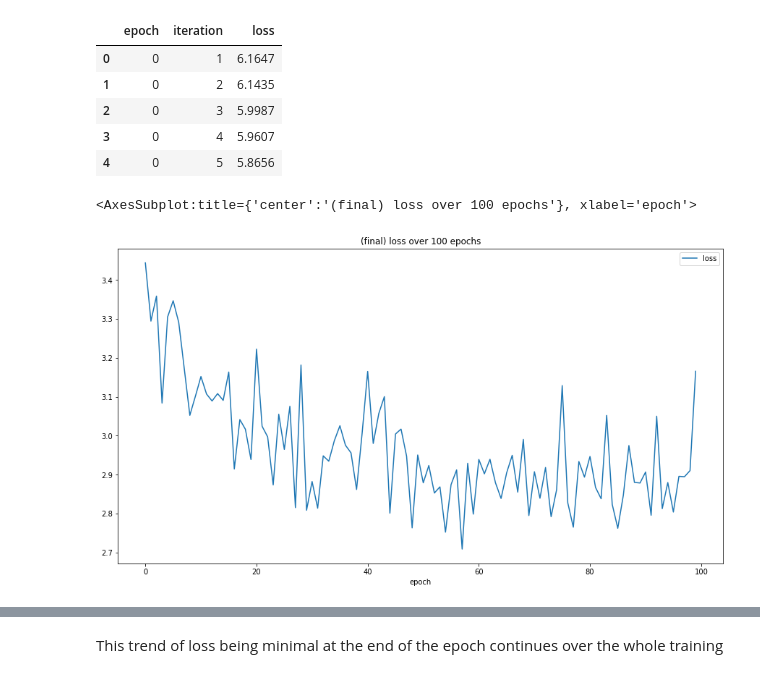
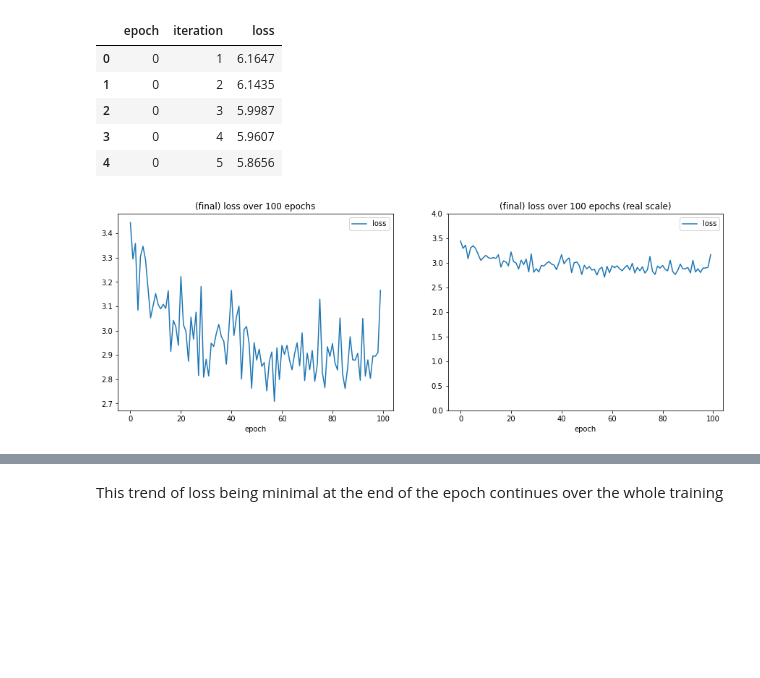
Before and after one commit to AlinaGodun/dcl_b, a Jupyter notebook: DCB Notebook.ipynb, the cells around one changed output, grey strips where cells are left out. Cells and saved outputs as stored; diff of their text form; code cells hidden in the pictures; blank space fills up the shorter version.

Commit message:
refactored loss stats; added scaled loss plots

```diff
--- a/DCB Notebook.ipynb
+++ b/DCB Notebook.ipynb
@@ -217,9 +217,15 @@ iteration.head()
 | 2 | 0 | 3 | 5.9987 |
 | 3 | 0 | 4 | 5.9607 |
 | 4 | 0 | 5 | 5.8656 |
+# %%
+def make_plots(df, x, y, kind, figsize, title, ylim, nrows=1, ncolumns=2):
+    fig, axes = plt.subplots(nrows,ncolumns,figsize=figsize)
+    axes[0].set_title(title)
+    df.plot(ax = axes[0], x=x, y=y, kind=kind)
+    axes[1].set_title(f'{title} (real scale)')
+    df.plot(ax = axes[1], x=x, y=y, kind=kind, ylim=ylim)
 # %%
-epochs.plot(x='epoch', y='loss', kind='line',figsize=(15,8), title='(final) loss over 100 epochs')
+make_plots(df=epochs, x='epoch', y='loss', kind='line', figsize=(15,5), title='(final) loss over 100 epochs', ylim=(0,4))
 # %% [output]
-<AxesSubplot:title={'center':'(final) loss over 100 epochs'}, xlabel='epoch'>
-[figure, old version]
+[figure, new version]
 # %%
```
Also changed, not shown: parts of 4 cells of this notebook.
